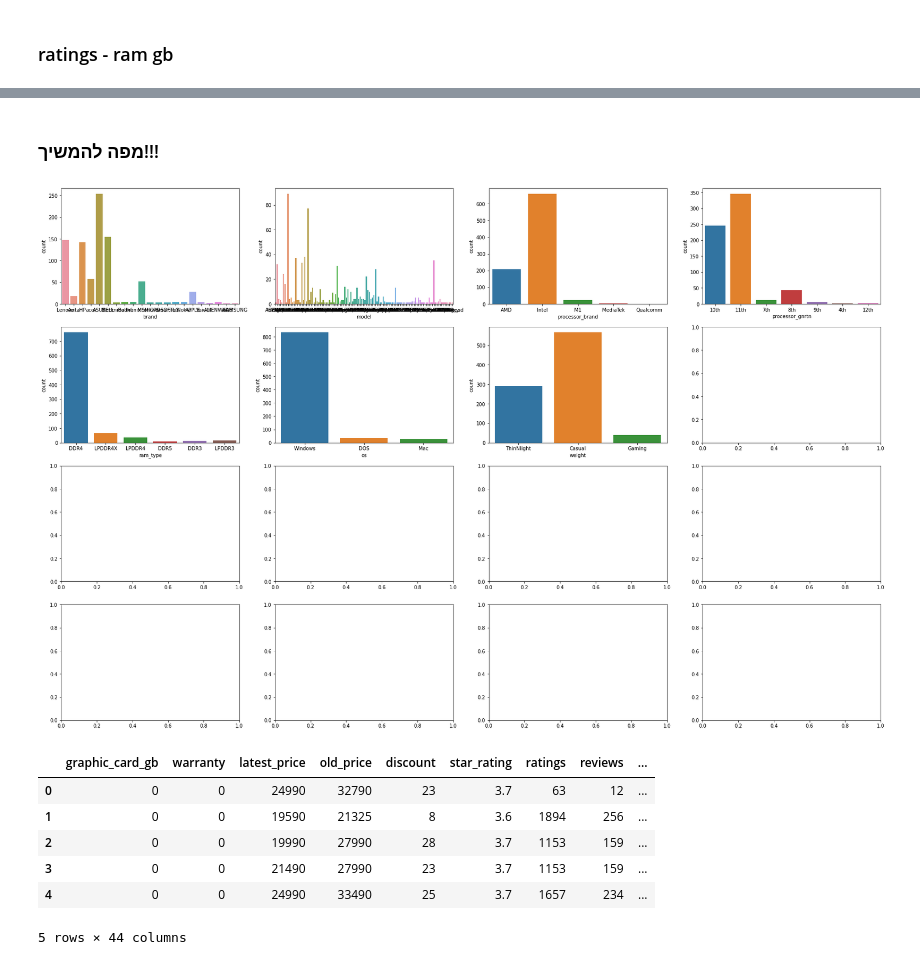
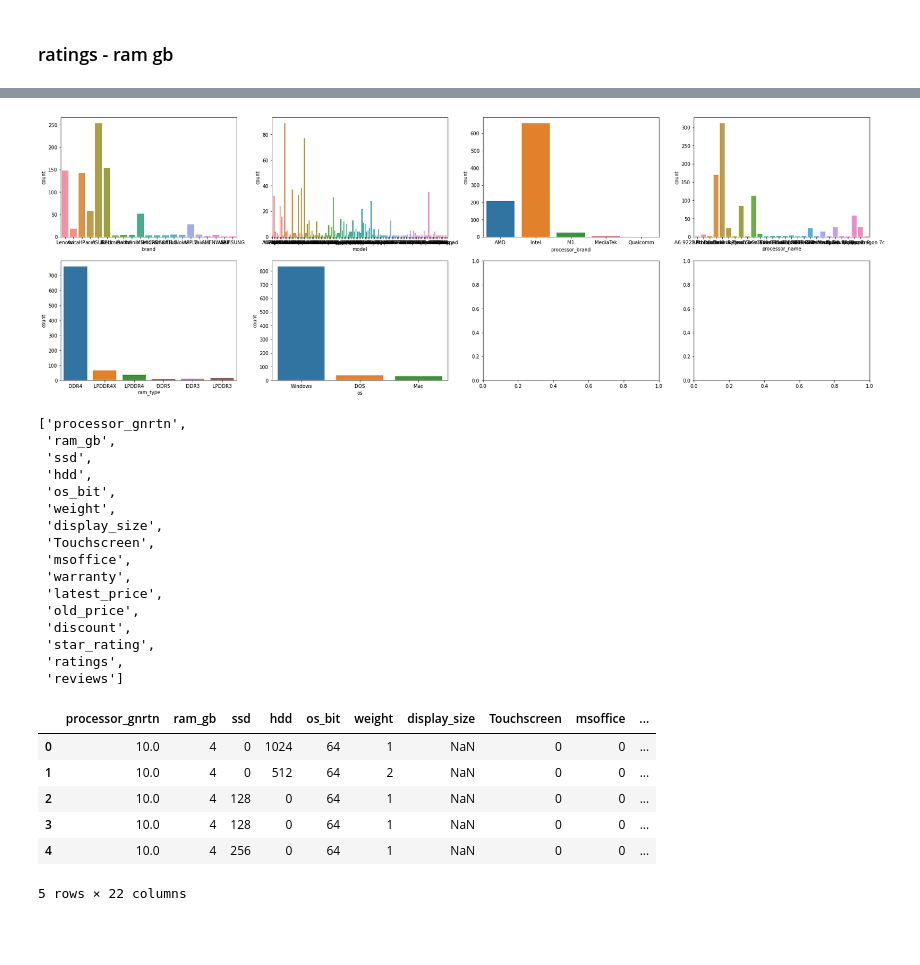
Before and after one commit to NoaBarNov/Data-Science-Project, a Jupyter notebook: newfinalproject.ipynb, the cells around one changed output, grey strips where cells are left out. Cells and saved outputs as stored; diff of their text form; code cells hidden in the pictures; blank space fills up the shorter version.

```diff
--- a/newfinalproject.ipynb
+++ b/newfinalproject.ipynb
@@ -208 +253,3 @@ array(['4GB', '8GB', '32GB', '16GB'], dtype=object)
+# %%
+data['display_size'] = data['display_size'].astype(float)
 # %%
@@ -227,0 +268,2 @@ memory usage: 161.1+ KB
+# %%
+data['Touchscreen'] = data['Touchscreen'].replace({'Yes':1,'No':0})
@@ -227,0 +276,2 @@ memory usage: 161.1+ KB
+# %%
+data['msoffice'] = data['msoffice'].replace({'Yes':1,'No':0})
@@ -227,0 +288,2 @@ memory usage: 161.1+ KB
+# %%
+data['weight'] = data['weight'].replace({'ThinNlight':1,'Casual':2,'Gaming':3})
@@ -522,15 +697,33 @@ categorial_features
-# %% [markdown]
-### מפה להמשיך!!!
 # %%
-fig, axes = plt.subplots(4,4,figsize=(30,20))
+fig, axes = plt.subplots(2,4,figsize=(30,10))
 sns.countplot(ax=axes[0,0], x = 'brand', data = data)
 sns.countplot(ax=axes[0,1], x = 'model', data = data)
 sns.countplot(ax=axes[0,2], x = 'processor_brand', data = data)
-sns.countplot(ax=axes[0,3], x = 'processor_gnrtn', data = data)
+sns.countplot(ax=axes[0,3], x = 'processor_name', data = data)
 sns.countplot(ax=axes[1,0], x = 'ram_type', data = data)
 sns.countplot(ax=axes[1,1], x = 'os', data = data)
-sns.countplot(ax=axes[1,2], x = 'weight', data = data)
 plt.show()
+
+#להוריד גרפים!!!
 # %% [output]
-[figure, old version]
+[figure, new version]
+# %%
+numeric_features
+# %% [output]
+['processor_gnrtn',
+ 'ram_gb',
+ 'ssd',
+ 'hdd',
+ 'os_bit',
+ 'weight',
+ 'display_size',
+ 'Touchscreen',
+ 'msoffice',
+ 'warranty',
+ 'latest_price',
+ 'old_price',
+ 'discount',
+ 'star_rating',
+ 'ratings',
+ 'reviews']
 # %%
@@ -540,11 +733,11 @@ pros_weight = pd.get_dummies(data[features_for_weight])
 # %%
-pros_weight.head()
+pros_ramtype.head()
 # %% [output]
-|  | graphic_card_gb | warranty | latest_price | old_price | discount | star_rating | ratings | reviews | ... |
-| 0 | 0 | 0 | 24990 | 32790 | 23 | 3.7 | 63 | 12 | ... |
-| 1 | 0 | 0 | 19590 | 21325 | 8 | 3.6 | 1894 | 256 | ... |
-| 2 | 0 | 0 | 19990 | 27990 | 28 | 3.7 | 1153 | 159 | ... |
-| 3 | 0 | 0 | 21490 | 27990 | 23 | 3.7 | 1153 | 159 | ... |
-| 4 | 0 | 0 | 24990 | 33490 | 25 | 3.7 | 1657 | 234 | ... |
+|  | processor_gnrtn | ram_gb | ssd | hdd | os_bit | weight | display_size | Touchscreen | msoffice | ... |
+| 0 | 10.0 | 4 | 0 | 1024 | 64 | 1 | NaN | 0 | 0 | ... |
+| 1 | 10.0 | 4 | 0 | 512 | 64 | 2 | NaN | 0 | 0 | ... |
+| 2 | 10.0 | 4 | 128 | 0 | 64 | 1 | NaN | 0 | 0 | ... |
+| 3 | 10.0 | 4 | 128 | 0 | 64 | 1 | NaN | 0 | 0 | ... |
+| 4 | 10.0 | 4 | 256 | 0 | 64 | 1 | NaN | 0 | 0 | ... |
-5 rows × 44 columns
+5 rows × 22 columns
 # %%
```
Also changed, not shown: parts of 89 cells of this notebook.
